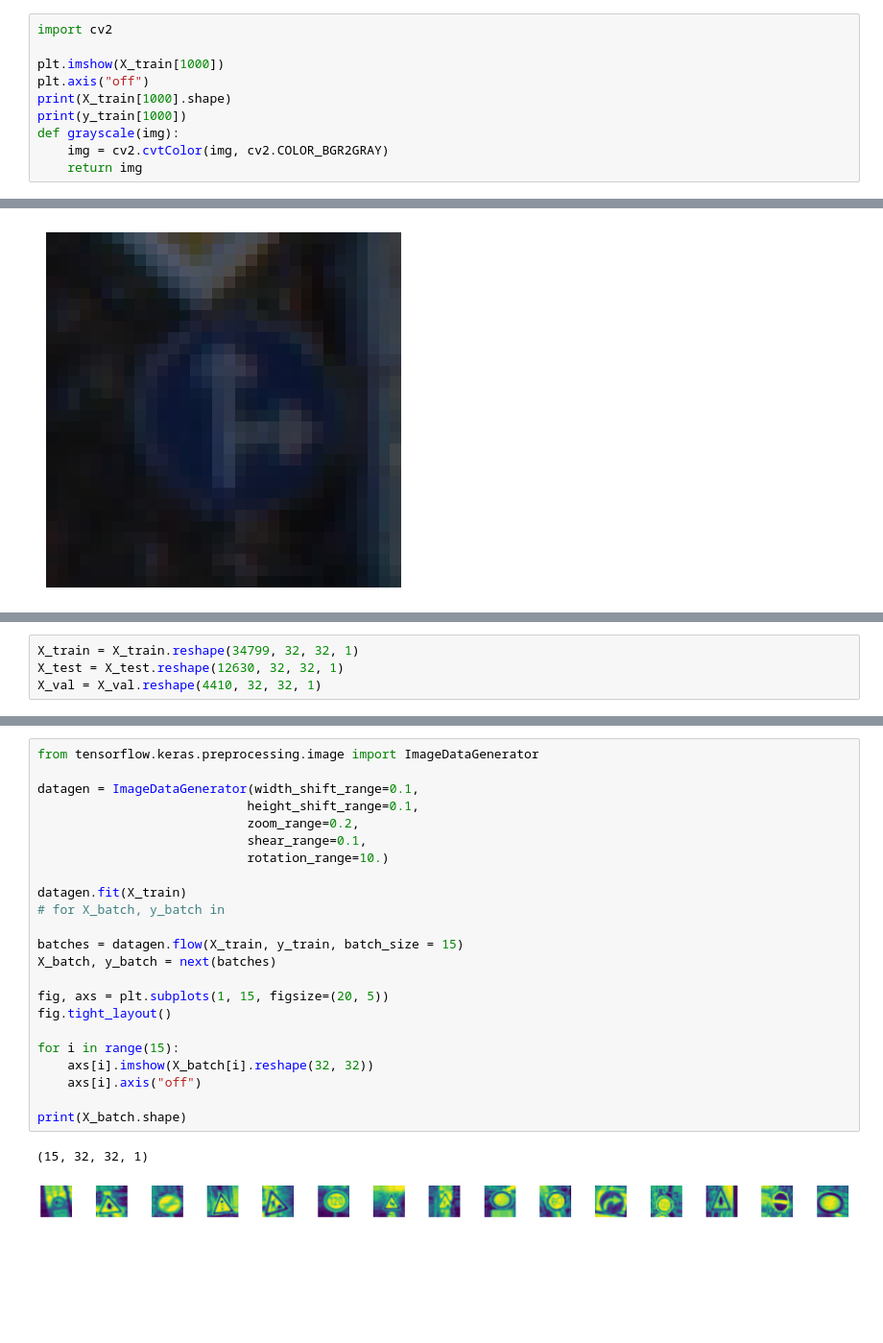
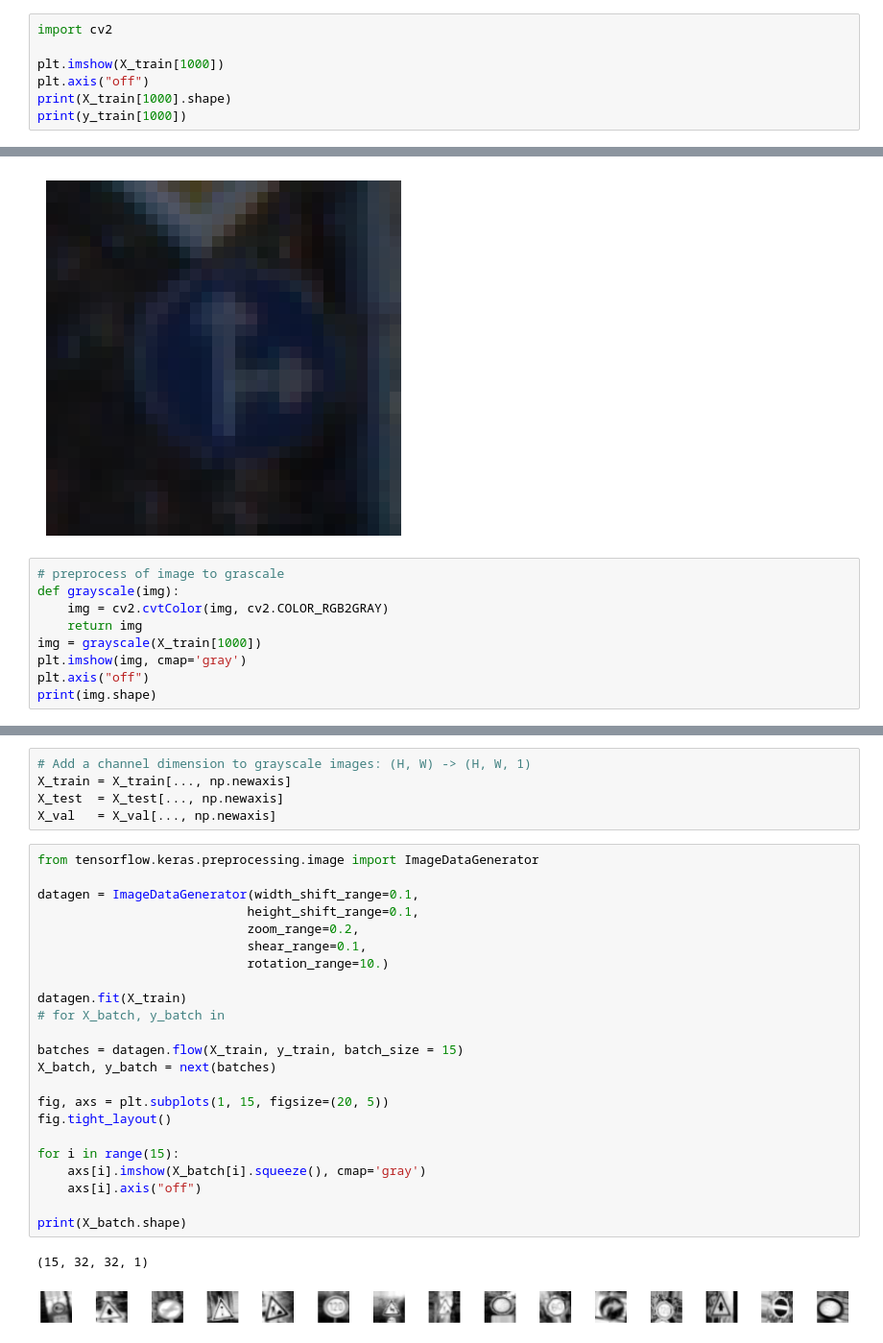
Before and after one commit to jack-yu-matrix/autonomous-driving, a Jupyter notebook: traffic_signs_classification.ipynb, the cells around one changed output, grey strips where cells are left out. Shown at 96% size. Saved outputs shown, nothing was run; the diff lists cells and outputs as text; blank space fills up the shorter version.

```diff
--- a/traffic_signs_classification.ipynb
+++ b/traffic_signs_classification.ipynb
@@ -104,10 +113,16 @@ plt.imshow(X_train[1000])
 plt.axis("off")
 print(X_train[1000].shape)
 print(y_train[1000])
-def grayscale(img):
-    img = cv2.cvtColor(img, cv2.COLOR_BGR2GRAY)
-    return img
 # %% [output]
 (32, 32, 3)
 36
 [figure]
+# %%
+# preprocess of image to grascale
+def grayscale(img):
+    img = cv2.cvtColor(img, cv2.COLOR_RGB2GRAY)
+    return img
+img = grayscale(X_train[1000])
+plt.imshow(img, cmap='gray')
+plt.axis("off")
+print(img.shape)
@@ -144,4 +153,0 @@ print(X_train.shape)
-# %%
-X_train = X_train.reshape(34799, 32, 32, 1)
-X_test = X_test.reshape(12630, 32, 32, 1)
-X_val = X_val.reshape(4410, 32, 32, 1)
@@ -148,27 +161,32 @@ X_val = X_val.reshape(4410, 32, 32, 1)
+# %%
+# Add a channel dimension to grayscale images: (H, W) -> (H, W, 1)
+X_train = X_train[..., np.newaxis]
+X_test  = X_test[..., np.newaxis]
+X_val   = X_val[..., np.newaxis]
 # %%
 from tensorflow.keras.preprocessing.image import ImageDataGenerator
 
 datagen = ImageDataGenerator(width_shift_range=0.1,
                             height_shift_range=0.1,
                             zoom_range=0.2,
                             shear_range=0.1,
                             rotation_range=10.)
 
 datagen.fit(X_train)
 # for X_batch, y_batch in
 
 batches = datagen.flow(X_train, y_train, batch_size = 15)
 X_batch, y_batch = next(batches)
 
 fig, axs = plt.subplots(1, 15, figsize=(20, 5))
 fig.tight_layout()
 
 for i in range(15):
-    axs[i].imshow(X_batch[i].reshape(32, 32))
+    axs[i].imshow(X_batch[i].squeeze(), cmap='gray')
     axs[i].axis("off")
 
 print(X_batch.shape)
 # %% [output]
 (15, 32, 32, 1)
-[figure, old version]
+[figure, new version]
 # %%
```
Also changed, not shown: parts of 17 cells of this notebook.
